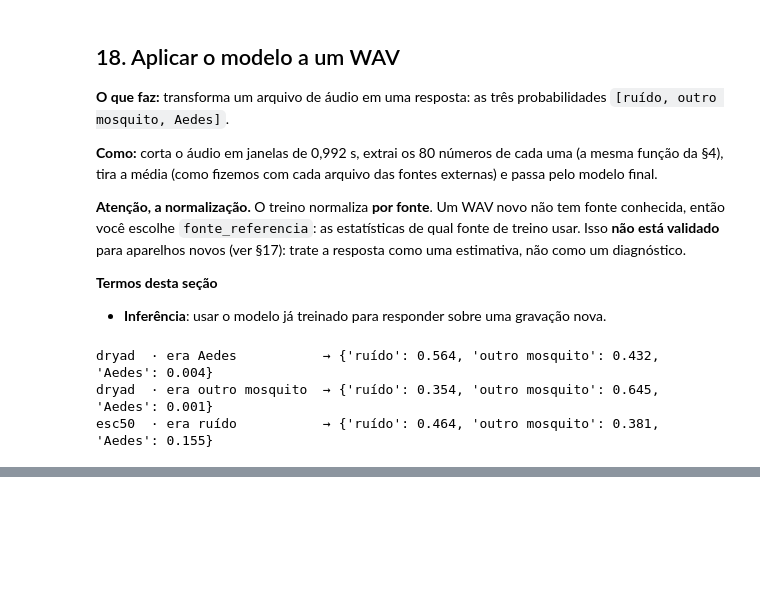
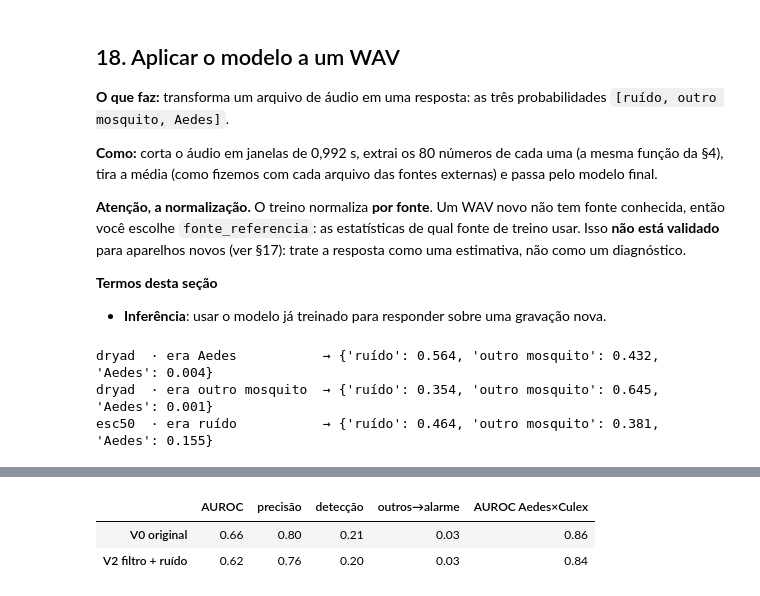
Before and after one commit to Lciarallo/mosquito-wingbeat, a Jupyter notebook: notebooks/detector_ternario_treinamento_teste_aplicacao.ipynb, the cells around one changed output, grey strips where cells are left out. Drawn from its saved outputs; the diff is of its cells as text; code cells hidden in the pictures; blank space fills up the shorter version.

```diff
--- a/notebooks/detector_ternario_treinamento_teste_aplicacao.ipynb
+++ b/notebooks/detector_ternario_treinamento_teste_aplicacao.ipynb
@@ -2462,0 +2610,17 @@ display(tab_hib.style.format({k: '{:.2f}' if 'AUROC' in k else ('{:.1e}' if 'lim
+# %%
+# a simulação ajuda o "é Aedes?" sem o atalho? Prova interna na base SIMULADA (V2): Aedes × Culex do mesmo aparelho (Funchal)
+arq_vb = CACHE / 'simulacao_base.json'
+res_vb = json.loads(arq_vb.read_text()) if arq_vb.exists() and not RECALCULAR_RANKING else {}
+for nome_v in ('V0 original', 'V2 filtro + ruído'):
+    if nome_v in res_vb: continue
+    An, Yv, Fv, Dv, _ = versao(nome_v); nota = np.zeros(len(Yv))
+    for tr, te in dobras_enc:
+        p_m, p_a = cascata('logistica', An, tr, te, SEMENTE_FINAL, Yv, Fv, Dv); nota[te] = p_m * p_a
+    m = metricas(y[idx_enc], nota[idx_enc]); m['auroc_aedes_x_culex'] = roc_auc_score(y[idx_enc][fun_enc] == 2, nota[idx_enc][fun_enc])
+    res_vb[nome_v] = {k: round(float(v), 3) for k, v in m.items()}; arq_vb.write_text(json.dumps(res_vb, indent=1))
+display(pd.DataFrame(res_vb).T[['auroc', 'precisao', 'deteccao', 'outros_alarme', 'auroc_aedes_x_culex']].rename(columns={
+    'auroc': 'AUROC', 'precisao': 'precisão', 'deteccao': 'detecção', 'outros_alarme': 'outros→alarme', 'auroc_aedes_x_culex': 'AUROC Aedes×Culex'}).round(2))
+# %% [output]
+|  | AUROC | precisão | detecção | outros→alarme | AUROC Aedes×Culex |
+| V0 original | 0.66 | 0.80 | 0.21 | 0.03 | 0.86 |
+| V2 filtro + ruído | 0.62 | 0.76 | 0.20 | 0.03 | 0.84 |
```
Also changed, not shown: parts of 80 cells of this notebook, 1 other file.
